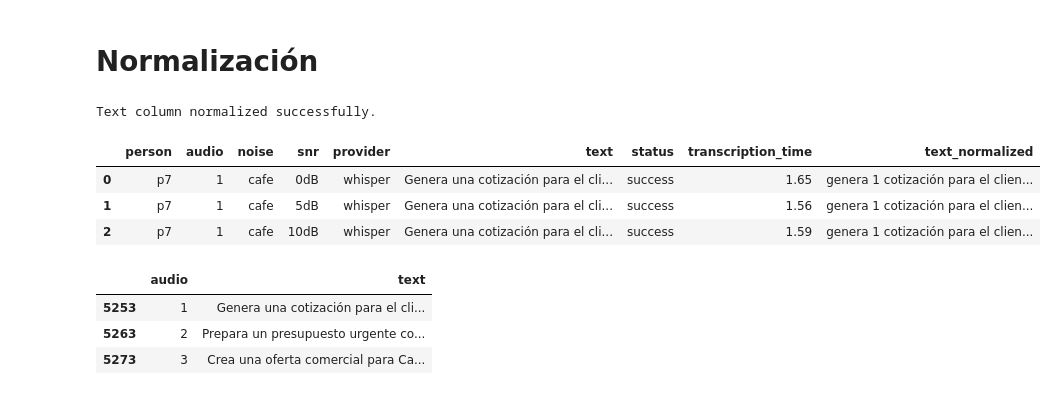
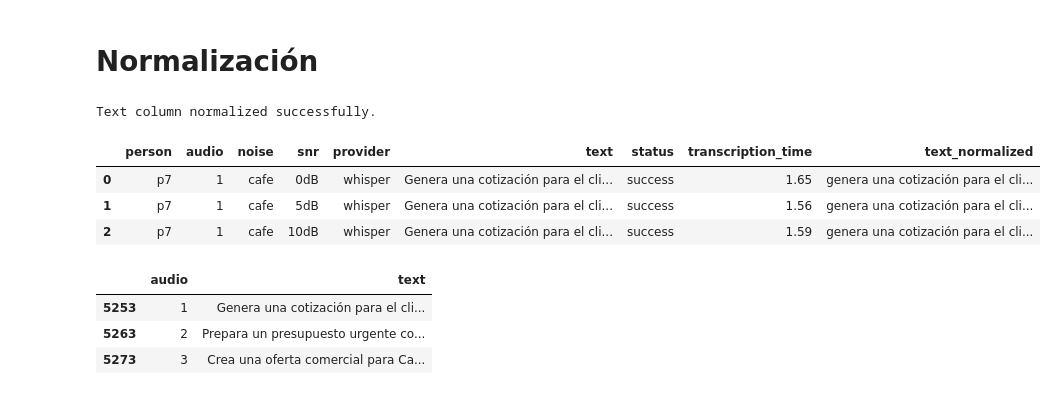
Before and after one commit to agomezb/ASR-Comparative, a Jupyter notebook: 1_dataset.ipynb, the cells around one changed output. Drawn from its saved outputs; the diff is of its cells as text; code cells hidden in the pictures.

```diff
--- a/1_dataset.ipynb
+++ b/1_dataset.ipynb
@@ -26,8 +26,8 @@ if dfs:
         full_df = full_df.drop(columns=['filename'])
 
     # Export the unified dataframe to a CSV file
-    # full_df.to_csv('dataset_unified.csv', index=False)
-    # print("Unified dataset exported to 'dataset_unified.csv'.")
+    full_df.to_csv('dataset_unified.csv', index=False)
+    print("Unified dataset exported to 'dataset_unified.csv'.")
 
     print("Dataset loaded successfully.")
     print(f"Total rows: {len(full_df)}")
@@ -60,37 +61,46 @@ Name: transcription_time, dtype: float64
 # %%
 import sys
 import os
 
 # Add the tools directory to the system path
 sys.path.append(os.path.abspath('tools'))
 from tools.normalize_numeric import TextNormalizerNumeric
 
 normalizer = TextNormalizerNumeric()
 
 
 # Apply normalization to the text column
 if 'text' in full_df.columns:
-    full_df['text_normalized'] = full_df['text'].apply(normalizer.normalize)
+    full_df['text_normalized'] = full_df['text'].apply(
+        lambda x: normalizer.set_text(x)
+                    .to_lowercase()
+                    .remove_punctuation()
+                    .convert_words_to_numbers()
+                    .separate_codes_from_letters()
+                    .process_numeric_sequences()
+                    .apply_replacements()
+                    .clean_spaces()
+                    .build())
 
     # Rellenar valores nulos en 'snr' con "clean"
     full_df['snr'] = full_df['snr'].fillna('clean')
 
     # Replace 'custom' with 'whisper' in 'provider' column
     if 'provider' in full_df.columns:
         full_df['provider'] = full_df['provider'].replace('custom', 'whisper')
 
     print("Text column normalized successfully.")
     display(full_df.head(3))
 
     full_df.to_csv('dataset_normalized.csv', index=False)
 else:
     print("Text column not found in the dataframe.")
 # %% [output]
 Text column normalized successfully.
 |  | person | audio | noise | snr | provider | text | status | transcription_time | text_normalized |
-| 0 | p7 | 1 | cafe | 0dB | whisper | Genera una cotización para el cli... | success | 1.65 | genera 1 cotización para el clien... |
-| 1 | p7 | 1 | cafe | 5dB | whisper | Genera una cotización para el cli... | success | 1.56 | genera 1 cotización para el clien... |
-| 2 | p7 | 1 | cafe | 10dB | whisper | Genera una cotización para el cli... | success | 1.59 | genera 1 cotización para el clien... |
+| 0 | p7 | 1 | cafe | 0dB | whisper | Genera una cotización para el cli... | success | 1.65 | genera una cotización para el cli... |
+| 1 | p7 | 1 | cafe | 5dB | whisper | Genera una cotización para el cli... | success | 1.56 | genera una cotización para el cli... |
+| 2 | p7 | 1 | cafe | 10dB | whisper | Genera una cotización para el cli... | success | 1.59 | genera una cotización para el cli... |
 # %%
 filtered_df = full_df.loc[(full_df['person'] == 'p4') & (full_df['noise'] == 'clean') & (full_df['provider'] == 'whisper')]
 display(filtered_df[['audio','text']].head(3))
```
Also changed, not shown: parts of 1 cell of this notebook, 3 other files.
